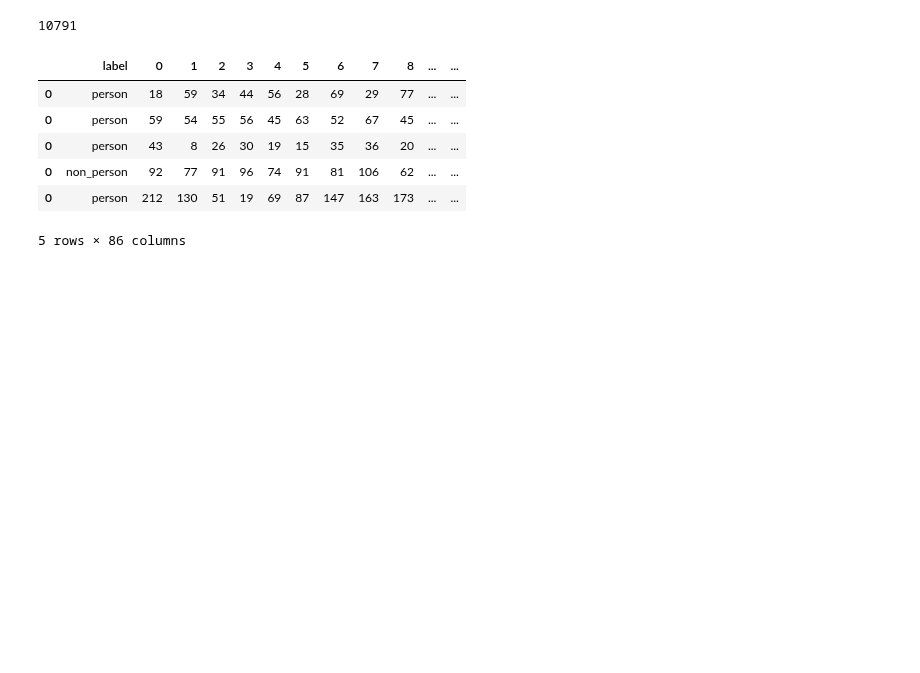
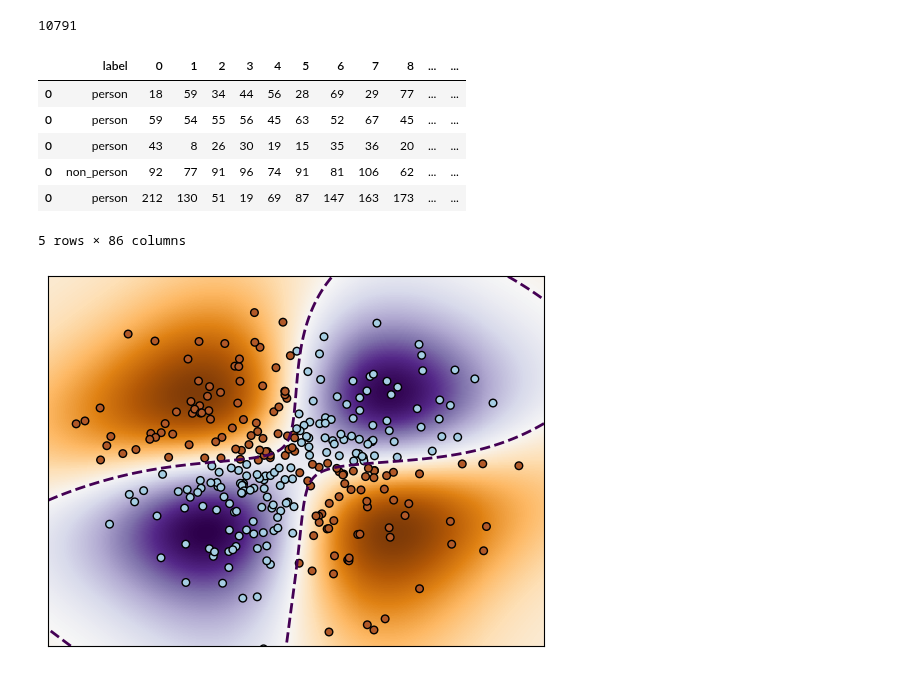
Before and after one commit to bisalgt/playground, a Jupyter notebook: learn_redpitaya/Convert raw data to csv.ipynb, the cells around one changed output. Saved outputs shown, nothing was run; the diff lists cells and outputs as text; code cells hidden in the pictures; blank space fills up the shorter version.

```diff
--- a/learn_redpitaya/Convert raw data to csv.ipynb
+++ b/learn_redpitaya/Convert raw data to csv.ipynb
@@ -462,3 +462,37 @@ final_dataframe.head()
 | 0 | non_person | 92 | 77 | 91 | 96 | 74 | 91 | 81 | 106 | 62 | ... | ... |
 | 0 | person | 212 | 130 | 51 | 19 | 69 | 87 | 147 | 163 | 173 | ... | ... |
 5 rows × 86 columns
+# %%
+import numpy as np
+import matplotlib.pyplot as plt
+from sklearn import svm
+
+xx, yy = np.meshgrid(np.linspace(-3, 3, 500), np.linspace(-3, 3, 500))
+np.random.seed(0)
+X = np.random.randn(300, 2)
+Y = np.logical_xor(X[:, 0] > 0, X[:, 1] > 0)
+
+# fit the model
+clf = svm.NuSVC(gamma="auto")
+clf.fit(X, Y)
+
+# plot the decision function for each datapoint on the grid
+Z = clf.decision_function(np.c_[xx.ravel(), yy.ravel()])
+Z = Z.reshape(xx.shape)
+
+plt.imshow(
+    Z,
+    interpolation="nearest",
+    extent=(xx.min(), xx.max(), yy.min(), yy.max()),
+    aspect="auto",
+    origin="lower",
+    cmap=plt.cm.PuOr_r,
+)
+contours = plt.contour(xx, yy, Z, levels=[0], linewidths=2, linestyles="dashed")
+plt.scatter(X[:, 0], X[:, 1], s=30, c=Y, cmap=plt.cm.Paired, edgecolors="k")
+plt.xticks(())
+plt.yticks(())
+plt.axis([-3, 3, -3, 3])
+plt.show()
+# %% [output]
+[figure, added]
```
Also changed, not shown: parts of 14 cells of this notebook, 15 other files.
